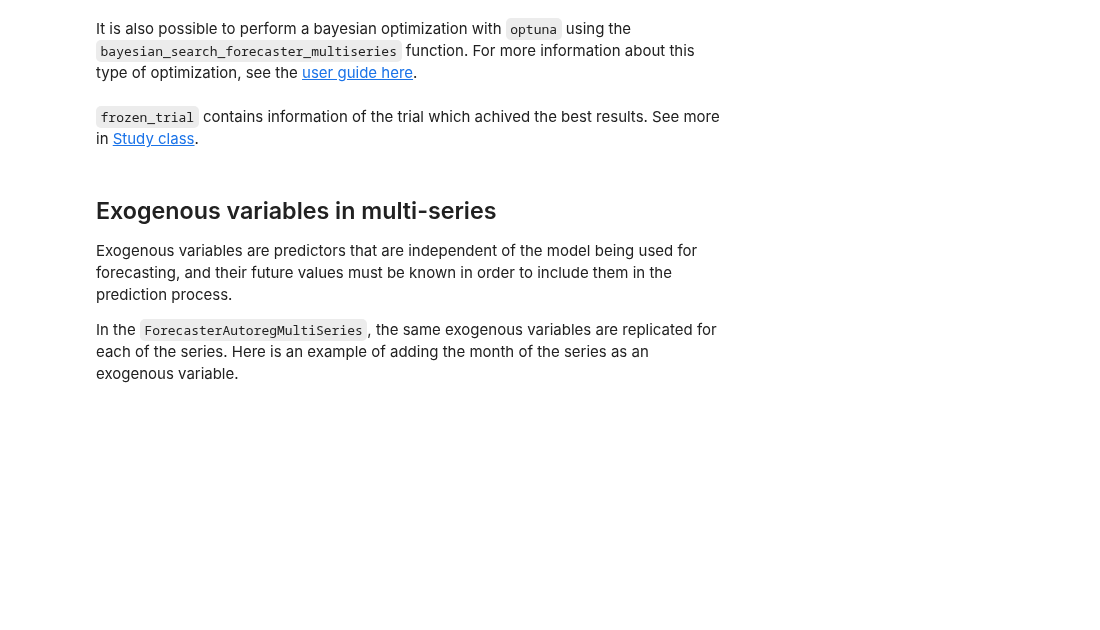
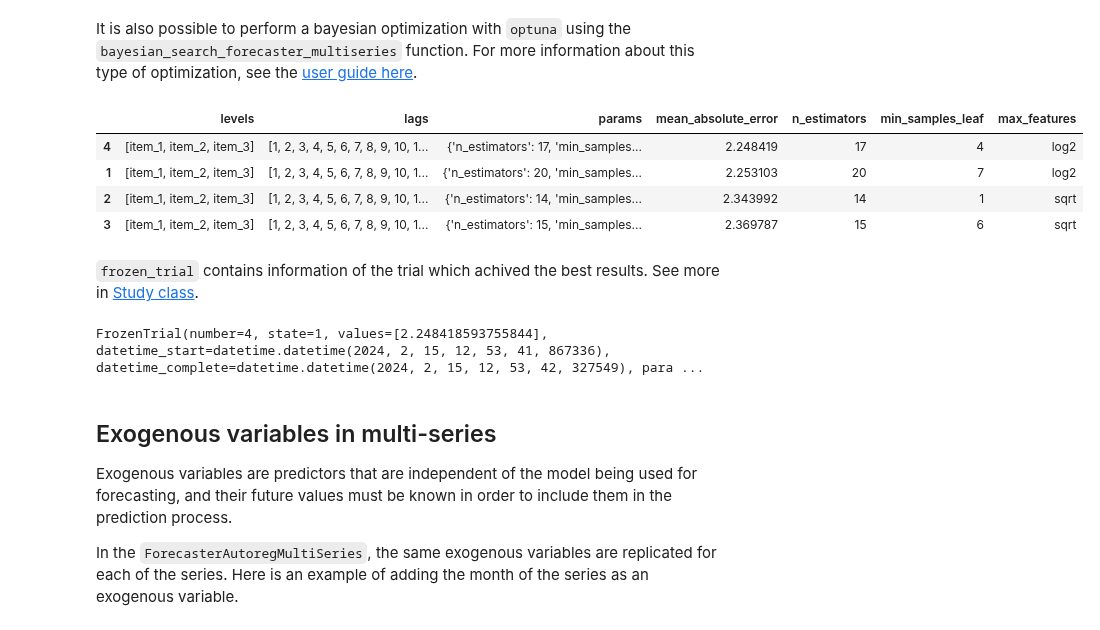
Before and after one commit to JoaquinAmatRodrigo/skforecast, a Jupyter notebook: docs/user_guides/independent-multi-time-series-forecasting.ipynb, the cells around one changed output. Drawn from its saved outputs; the diff is of its cells as text; code cells hidden in the pictures; blank space fills up the shorter version.

```diff
--- a/docs/user_guides/independent-multi-time-series-forecasting.ipynb
+++ b/docs/user_guides/independent-multi-time-series-forecasting.ipynb
@@ -317,48 +317,53 @@ forecaster = ForecasterAutoregMultiSeries(
                  lags      = 24,
              )
 
-# Lags used as predictors
-lags_grid = [24, 48]
-
-# Regressor hyperparameters search space
+# Search space
 def search_space(trial):
     search_space  = {
         'n_estimators'     : trial.suggest_int('n_estimators', 10, 20),
         'min_samples_leaf' : trial.suggest_int('min_samples_leaf', 1., 10),
-        'max_features'     : trial.suggest_categorical('max_features', ['log2', 'sqrt'])
+        'max_features'     : trial.suggest_categorical('max_features', ['log2', 'sqrt']),
+        'lags'             : trial.suggest_categorical('lags', [24, 48]),
     }
     return search_space
 
 results, frozen_trial = bayesian_search_forecaster_multiseries(
                             forecaster            = forecaster,
                             series                = data,
                             exog                  = None,
                             levels                = levels, # Same as levels=None
-                            lags_grid             = lags_grid,
                             search_space          = search_space,
                             steps                 = 24,
                             metric                = 'mean_absolute_error',
                             refit                 = False,
                             initial_train_size    = len(data_train),
                             fixed_train_size      = False,
                             n_trials              = 5,
                             random_state          = 123,
                             return_best           = False,
                             n_jobs                = 'auto',
                             verbose               = False,
                             show_progress         = True,
                             engine                = 'optuna',
                             kwargs_create_study   = {},
                             kwargs_study_optimize = {}
                         )
 
 results.head(4)
+# %% [output]
+|  | levels | lags | params | mean_absolute_error | n_estimators | min_samples_leaf | max_features |
+| 4 | [item_1, item_2, item_3] | [1, 2, 3, 4, 5, 6, 7, 8, 9, 10, 1... | {'n_estimators': 17, 'min_samples... | 2.248419 | 17 | 4 | log2 |
+| 1 | [item_1, item_2, item_3] | [1, 2, 3, 4, 5, 6, 7, 8, 9, 10, 1... | {'n_estimators': 20, 'min_samples... | 2.253103 | 20 | 7 | log2 |
+| 2 | [item_1, item_2, item_3] | [1, 2, 3, 4, 5, 6, 7, 8, 9, 10, 1... | {'n_estimators': 14, 'min_samples... | 2.343992 | 14 | 1 | sqrt |
+| 3 | [item_1, item_2, item_3] | [1, 2, 3, 4, 5, 6, 7, 8, 9, 10, 1... | {'n_estimators': 15, 'min_samples... | 2.369787 | 15 | 6 | sqrt |
 # %% [markdown]
 `frozen_trial` contains information of the trial which achived the best results. See more in [Study class](https://optuna.readthedocs.io/en/stable/reference/generated/optuna.study.Study.html#optuna.study.Study).
 # %%
 # Optuna best trial in the study
 # ==============================================================================
 frozen_trial
+# %% [output]
+FrozenTrial(number=4, state=1, values=[2.248418593755844], datetime_start=datetime.datetime(2024, 2, 15, 12, 53, 41, 867336), datetime_complete=datetime.datetime(2024, 2, 15, 12, 53, 42, 327549), para ...
 # %% [markdown]
 ## Exogenous variables in multi-series
 
```
Also changed, not shown: parts of 12 cells of this notebook, 2 other files.
